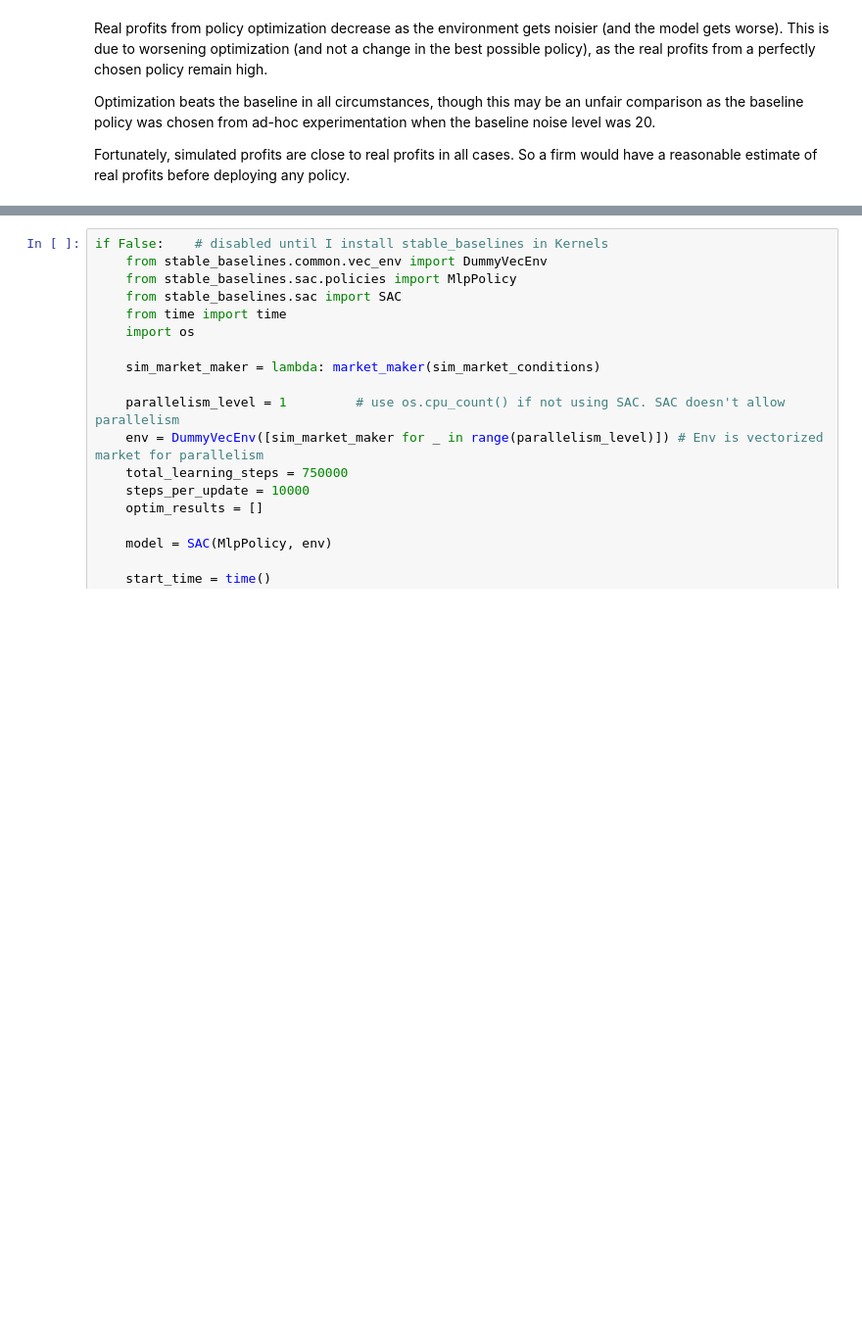
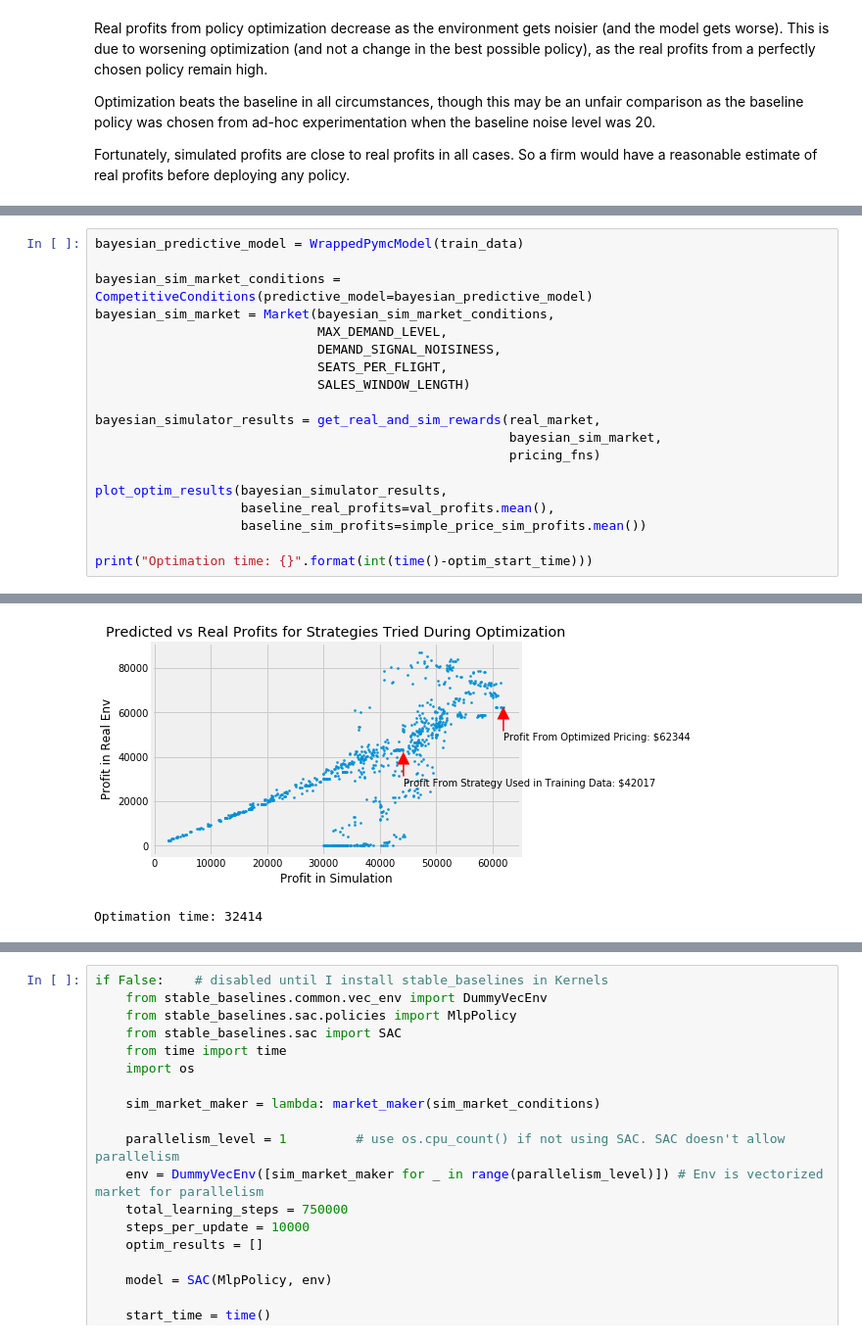
Before and after one commit to Mustapha-Wasseja/sem_policy_opt, a Jupyter notebook: main.ipynb, the cells around one changed output, grey strips where cells are left out. Shown: that part at 98% size. Saved outputs shown, nothing was run; the diff lists cells and outputs as text; blank space fills up the shorter version.

```diff
--- a/main.ipynb
+++ b/main.ipynb
@@ -316,0 +296,20 @@ Fortunately, simulated profits are close to real profits in all cases. So a firm
+# %%
+bayesian_predictive_model = WrappedPymcModel(train_data)
+
+bayesian_sim_market_conditions = CompetitiveConditions(predictive_model=bayesian_predictive_model)
+bayesian_sim_market = Market(bayesian_sim_market_conditions,
+                             MAX_DEMAND_LEVEL,
+                             DEMAND_SIGNAL_NOISINESS,
+                             SEATS_PER_FLIGHT,
+                             SALES_WINDOW_LENGTH)
+
+bayesian_simulator_results = get_real_and_sim_rewards(real_market,
+                                                      bayesian_sim_market,
+                                                      pricing_fns)
+
+plot_optim_results(bayesian_simulator_results,
+                   baseline_real_profits=val_profits.mean(),
+                   baseline_sim_profits=simple_price_sim_profits.mean())
+
+print("Optimation time: {}".format(int(time()-optim_start_time)))
+# %% [output]
@@ -317 +317,3 @@ Fortunately, simulated profits are close to real profits in all cases. So a firm
+[figure, added]
+Optimation time: 32414
 # %% [markdown]
```
Also changed, not shown: parts of 18 cells of this notebook, 9 other files.
